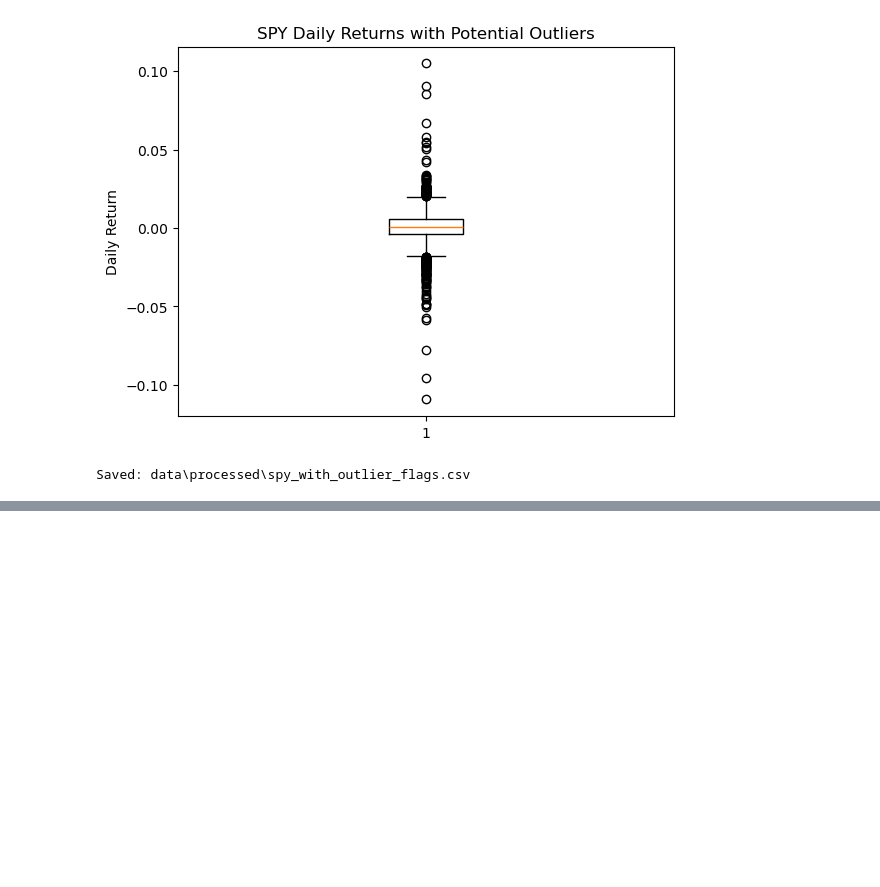
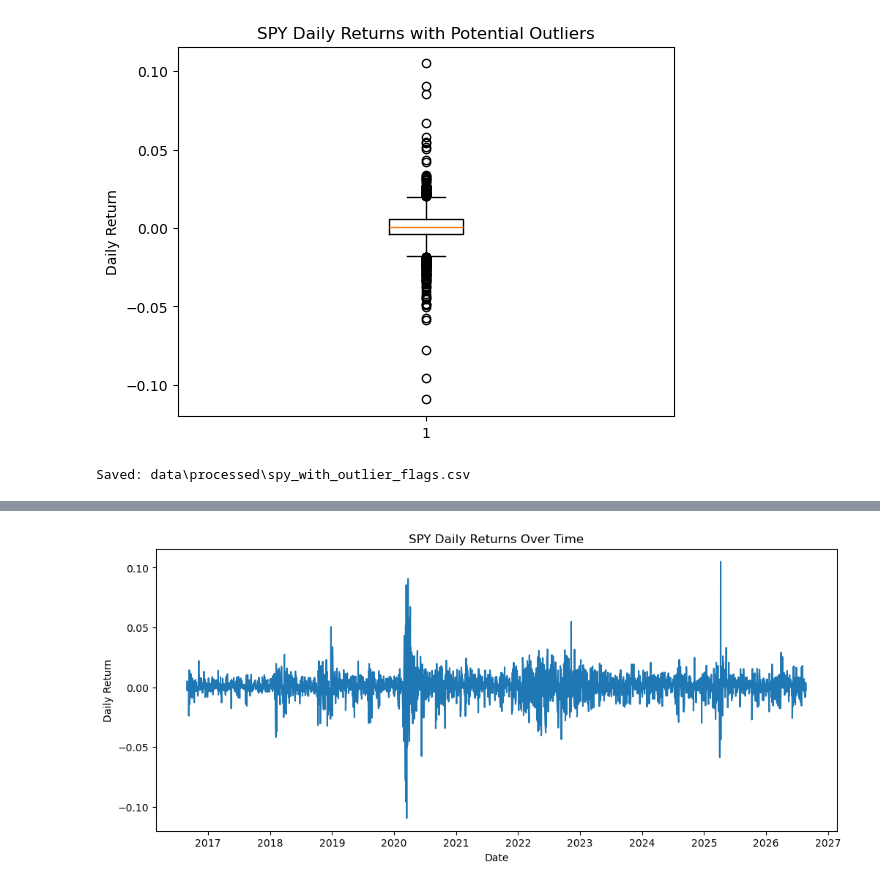
Before and after one commit to ch5510/bootcamp_chen_he, a Jupyter notebook: project/notebooks/project_pipeline.ipynb, the cells around one changed output, grey strips where cells are left out. Saved outputs shown, nothing was run; the diff lists cells and outputs as text; code cells hidden in the pictures; blank space fills up the shorter version.

```diff
--- a/project/notebooks/project_pipeline.ipynb
+++ b/project/notebooks/project_pipeline.ipynb
@@ -515,0 +570,18 @@ Saved: data\processed\spy_with_outlier_flags.csv
+# %%
+plt.figure(figsize=(12, 5))
+
+plt.plot(
+    spy["date"],
+    spy["daily_return"]
+)
+
+plt.title(
+    "SPY Daily Returns Over Time"
+)
+
+plt.xlabel("Date")
+plt.ylabel("Daily Return")
+
+plt.show()
+# %% [output]
+[figure, added]
```
Also changed, not shown: parts of 13 cells of this notebook, 3 other files.
